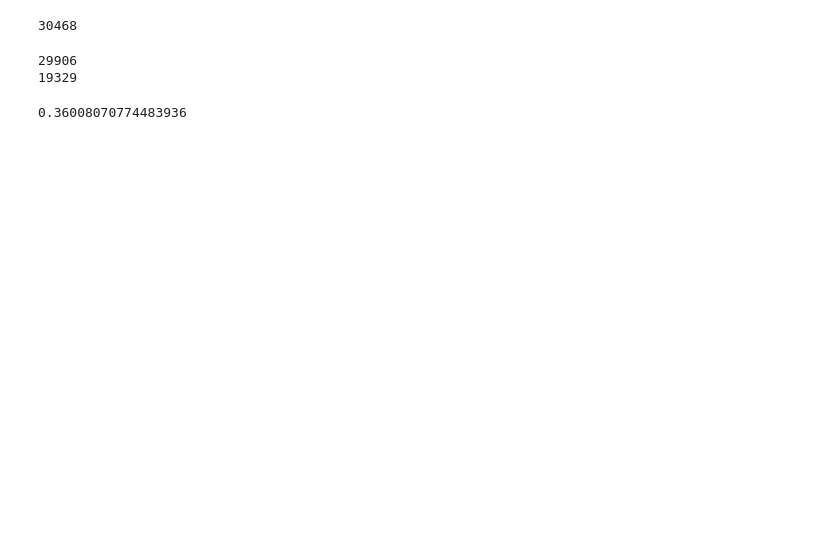
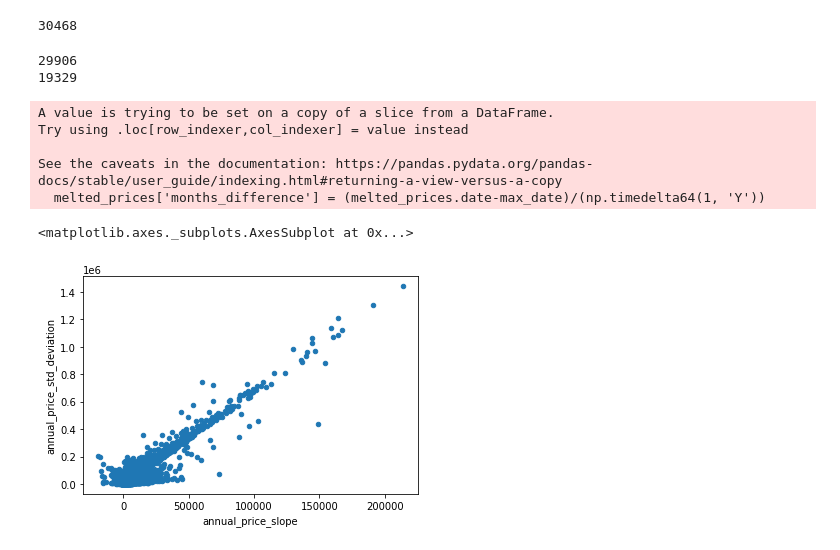
Before and after one commit to alexfraze/real_estate, a Jupyter notebook: eda.ipynb, the cells around one changed output. Saved outputs shown, nothing was run; the diff lists cells and outputs as text; code cells hidden in the pictures; blank space fills up the shorter version.

Commit message:
home slopes + std analysis (sfo for appreciation)

```diff
--- a/eda.ipynb
+++ b/eda.ipynb
@@ -29,15 +30,23 @@ date_cols = [x for x in sfh_prices.columns if sfh_prices[x].dtype=='float64']
 melted_prices = pd.melt(sfh_prices, id_vars=['RegionID', 'SizeRank', 'RegionName', 'RegionType', 'StateName','State', 'City', 'Metro', 'CountyName'], value_vars=date_cols)
 melted_prices = melted_prices.rename(columns = {"variable": "date", "value": "price"})
 melted_prices.date = pd.to_datetime(melted_prices.date)
+# %%
+# remove years/zips with null prices -> 693977/5044869 (~14%) null prices
+melted_prices = melted_prices[~(melted_prices.price.isnull())]
 # %%
 #add in the year distnace from the last date so we can perform regression on the price
 max_date = melted_prices.date.max()
 melted_prices['months_difference'] = (melted_prices.date-max_date)/(np.timedelta64(1, 'Y'))
 zipcode_slopes = melted_prices.sort_values(["RegionName", "date"]).groupby("RegionName").apply(
-            lambda x: linregress(x.months_difference, x['price'])[0]).round(3)
-zipcode_stds = melted_prices.groupby("RegionName")['price'].std()
+            lambda x: linregress(x.months_difference, x['price'])[0]).round()
+zipcode_slopes.name = "annual_price_slope"
+zipcode_stds = melted_prices.groupby("RegionName")['price'].std().round()
+zipcode_stds.name = "annual_price_std_deviation"
+zipcode_datapoints = melted_prices.groupby("RegionName")['price'].size()
+zipcode_datapoints.name = "total_data_points"
+# %% [output]
+A value is trying to be set on a copy of a slice from a DataFrame.
+Try using .loc[row_indexer,col_indexer] = value instead
+
+See the caveats in the documentation: https://pandas.pydata.org/pandas-docs/stable/user_guide/indexing.html#returning-a-view-versus-a-copy
+  melted_prices['months_difference'] = (melted_prices.date-max_date)/(np.timedelta64(1, 'Y'))
-# %%
-#36% of the zips have null slopes???
-zipcode_slopes.isnull().sum()/zipcode_slopes.index.size
-# %% [output]
-0.36008070774483936
@@ -51,0 +53,9 @@ zipcode_slopes.isnull().sum()/zipcode_slopes.index.size
+# %%
+ten_year_slope_and_stds = pd.concat([zipcode_slopes, zipcode_stds, zipcode_datapoints], axis=1)
+#lets filter to zipcodes with atleast 1.5 years of data?
+ten_year_slope_and_stds =  ten_year_slope_and_stds[ten_year_slope_and_stds.total_data_points>=18]
+
+ten_year_slope_and_stds.plot.scatter(x="annual_price_slope", y="annual_price_std_deviation")
+# %% [output]
+<matplotlib.axes._subplots.AxesSubplot at 0x...>
+[figure, added]
```
Also changed, not shown: parts of 4 cells of this notebook.
